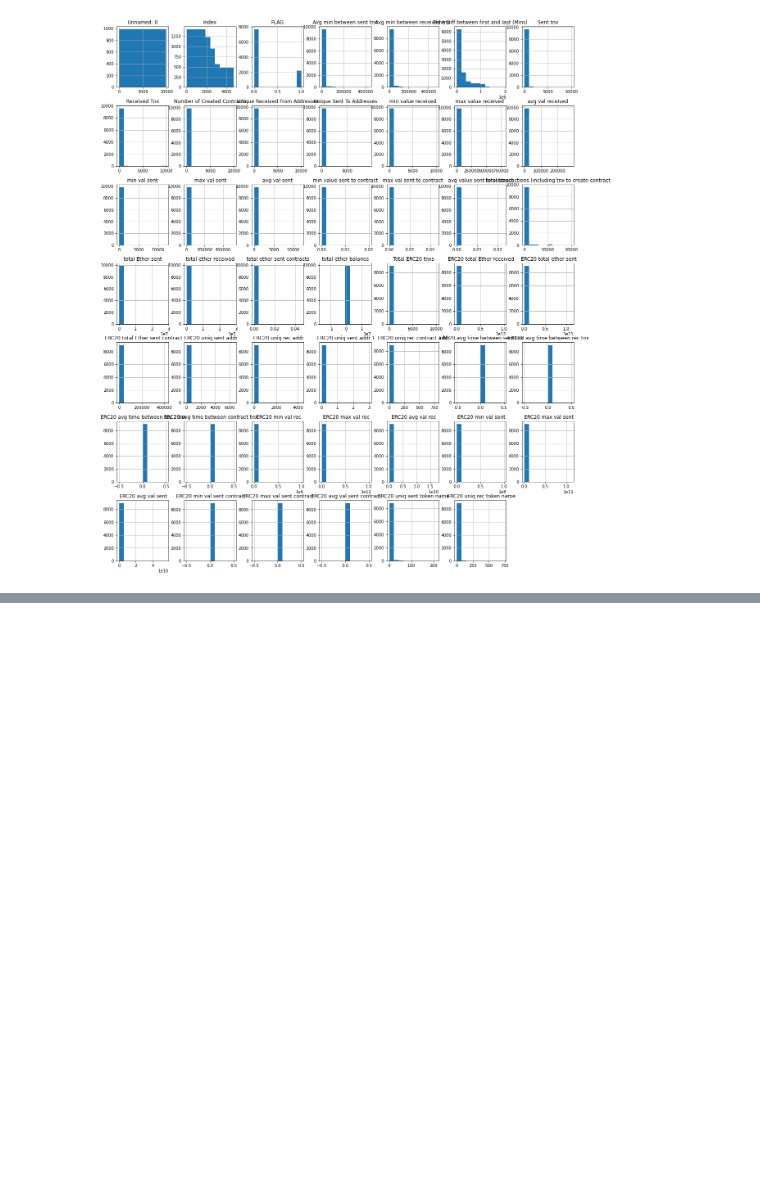
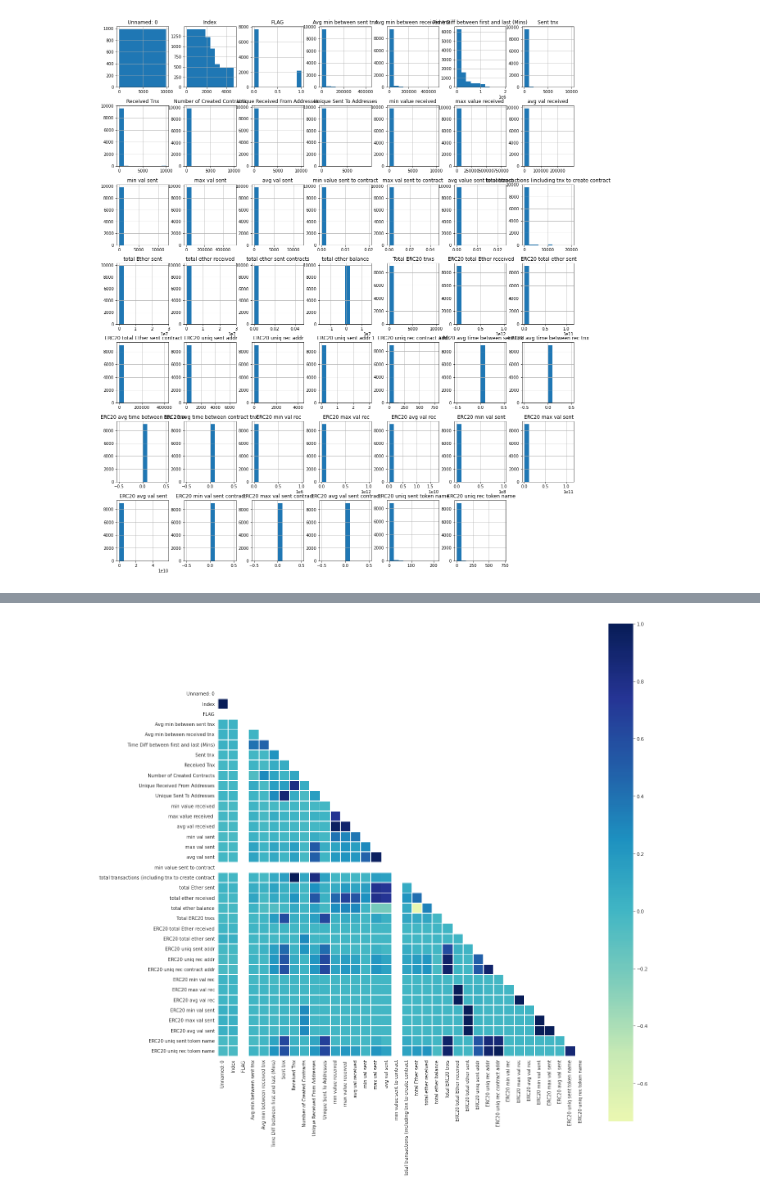
Before and after one commit to federicosanchez18/Proyecto-Fraude-Coder, a Jupyter notebook: Notebook Proyecto Fraude Coder.ipynb, the cells around one changed output, grey strips where cells are left out. Cells and saved outputs as stored; diff of their text form; code cells hidden in the pictures; blank space fills up the shorter version.

```diff
--- a/Notebook Proyecto Fraude Coder.ipynb
+++ b/Notebook Proyecto Fraude Coder.ipynb
@@ -168,0 +226,11 @@ array([[<AxesSubplot:title={'center':'Unnamed: 0'}>,
+# %%
+# Correlacion para NO Fraudes con las columnas limpias
+df_not_fraud = df[df['FLAG']==0]
+corr = df_fraud.corr()
+mask = np.zeros_like(corr)
+mask[np.triu_indices_from(mask)]=True
+with sns.axes_style('white'):
+    fig, ax = plt.subplots(figsize=(18,20))
+    sns.heatmap(corr,  mask=mask, annot=False, cmap='YlGnBu',center=0, linewidths=0.8, square=True)
+# %% [output]
+[figure, added]
```
Also changed, not shown: parts of 6 cells of this notebook.
